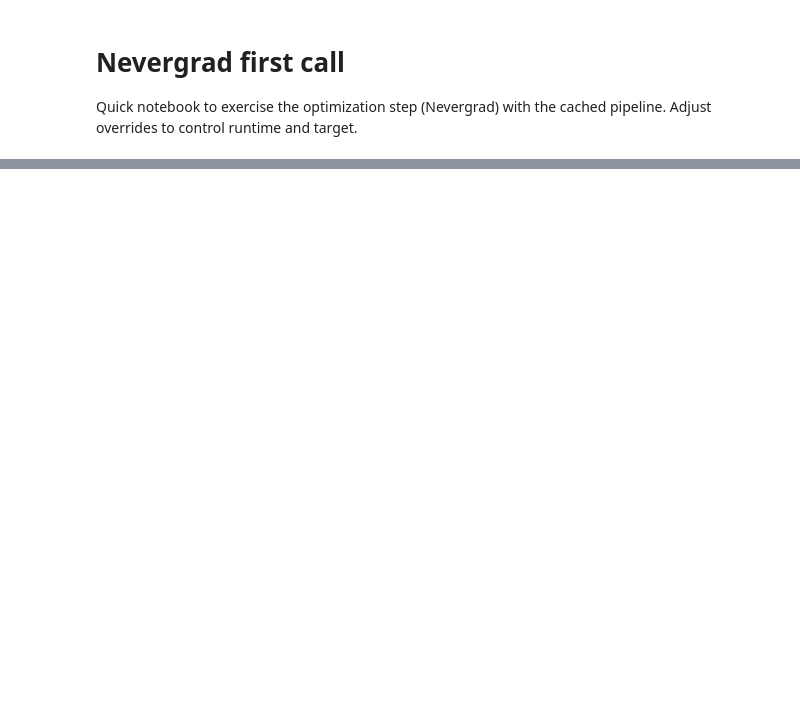
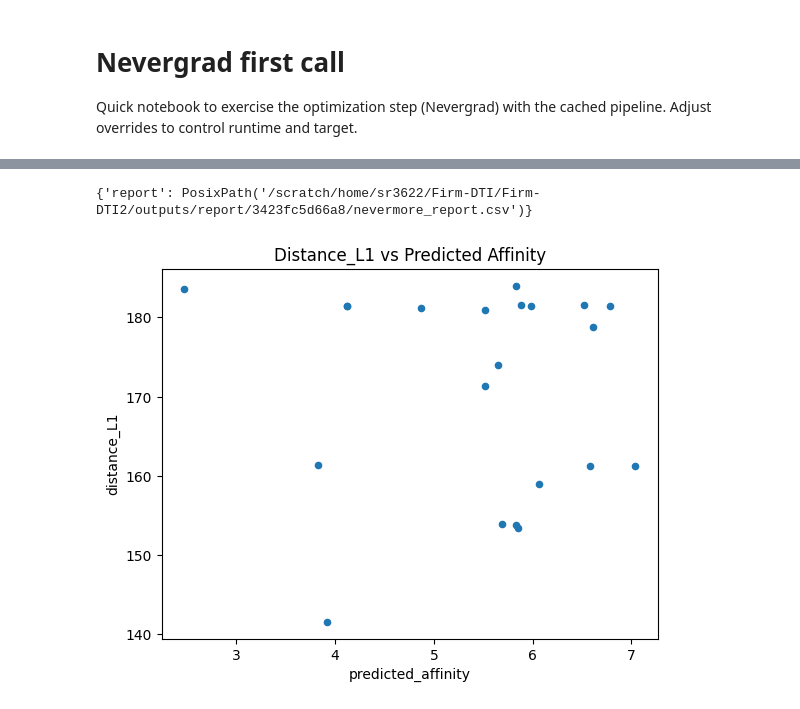
Before and after one commit to EESI/nevermore, a Jupyter notebook: notebooks/nevergrad_first_call.ipynb, the cells around one changed output, grey strips where cells are left out. Saved outputs shown, nothing was run; the diff lists cells and outputs as text; code cells hidden in the pictures; blank space fills up the shorter version.

```diff
--- a/notebooks/nevergrad_first_call.ipynb
+++ b/notebooks/nevergrad_first_call.ipynb
@@ -66,10 +85,7 @@ print('Details:', json.dumps(opt_res.details, indent=2))
 # %%
 
-# Inspect optimization summary CSV and target manifest
+# Inspect optimizsation summary CSV and target manifest
 from pathlib import Path
-summary_path = Path(opt_res.outputs.get('summary', ''))
-manifest_path = Path(opt_res.outputs.get('manifest', ''))
+summary_path = Path(opt_res.outputs.get('report', ''))
 if summary_path.exists():
-    display(pd.read_csv(summary_path).head())
-if manifest_path.exists():
-    print(manifest_path.read_text())
+    display(pd.read_csv(summary_path).head(100))
@@ -75,0 +110,18 @@ if manifest_path.exists():
+# %%
+opt_res.outputs
+# %% [output]
+{'report': PosixPath('/scratch/home/sr3622/Firm-DTI/Firm-DTI2/outputs/report/3423fc5d66a8/nevermore_report.csv')}
+# %%
+import pandas as pd
+from pathlib import Path
+import matplotlib.pyplot as plt
+
+df = pd.read_csv(summary_path)
+
+# Sort by distance_L1 (ascending) to inspect best matches first
+df_sorted = df.sort_values("distance_L1", ascending=True)
+
+ax = df_sorted.plot.scatter(x="predicted_affinity", y="distance_L1", title="Distance_L1 vs Predicted Affinity")
+plt.show()
+# %% [output]
+[figure, added]
```
Also changed, not shown: parts of 5 cells of this notebook, 5 other files.
